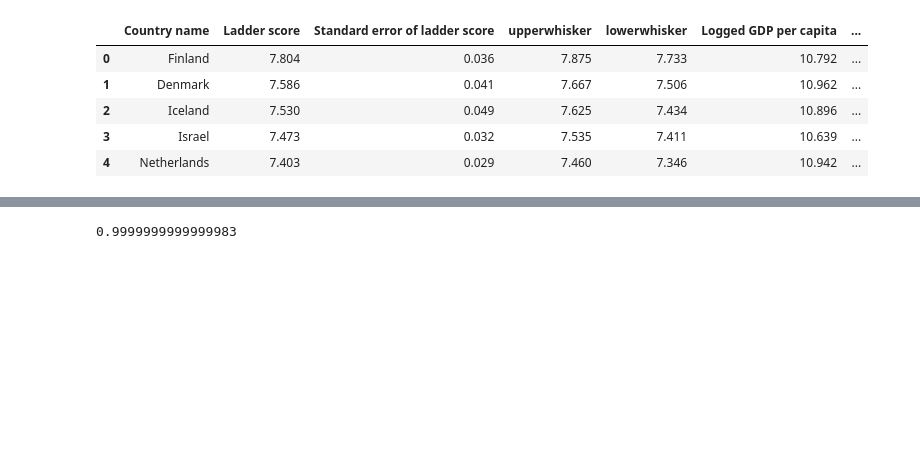
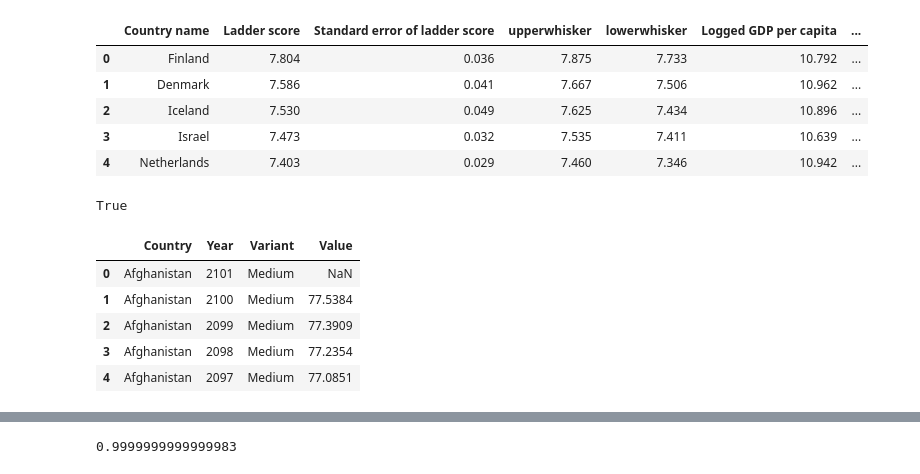
Before and after one commit to fakesheep38/HapPy, a Jupyter notebook: berechnung_neuer_Variabeln_fail.ipynb, the cells around one changed output, grey strips where cells are left out. Saved outputs shown, nothing was run; the diff lists cells and outputs as text; code cells hidden in the pictures; blank space fills up the shorter version.

Commit message:
added Life expectancy

```diff
--- a/berechnung_neuer_Variabeln_fail.ipynb
+++ b/berechnung_neuer_Variabeln_fail.ipynb
@@ -43,3 +43,17 @@ True
 | 2 | Iceland | 7.530 | 0.049 | 7.625 | 7.434 | 10.896 | ... |
 | 3 | Israel | 7.473 | 0.032 | 7.535 | 7.411 | 10.639 | ... |
 | 4 | Netherlands | 7.403 | 0.029 | 7.460 | 7.346 | 10.942 | ... |
+# %%
+print('life_expectancy.csv' in os.listdir())
+df_life = pd.read_csv("life_expectancy.csv")
+df_life = df_life.rename(columns= {"Country or Area" : "Country"})
+df_life = df_life.rename(columns= {"Year(s)" : "Year"})
+df_life.head()
+# %% [output]
+True
+|  | Country | Year | Variant | Value |
+| 0 | Afghanistan | 2101 | Medium | NaN |
+| 1 | Afghanistan | 2100 | Medium | 77.5384 |
+| 2 | Afghanistan | 2099 | Medium | 77.3909 |
+| 3 | Afghanistan | 2098 | Medium | 77.2354 |
+| 4 | Afghanistan | 2097 | Medium | 77.0851 |
```
Also changed, not shown: parts of 13 cells of this notebook, 2 other files.
